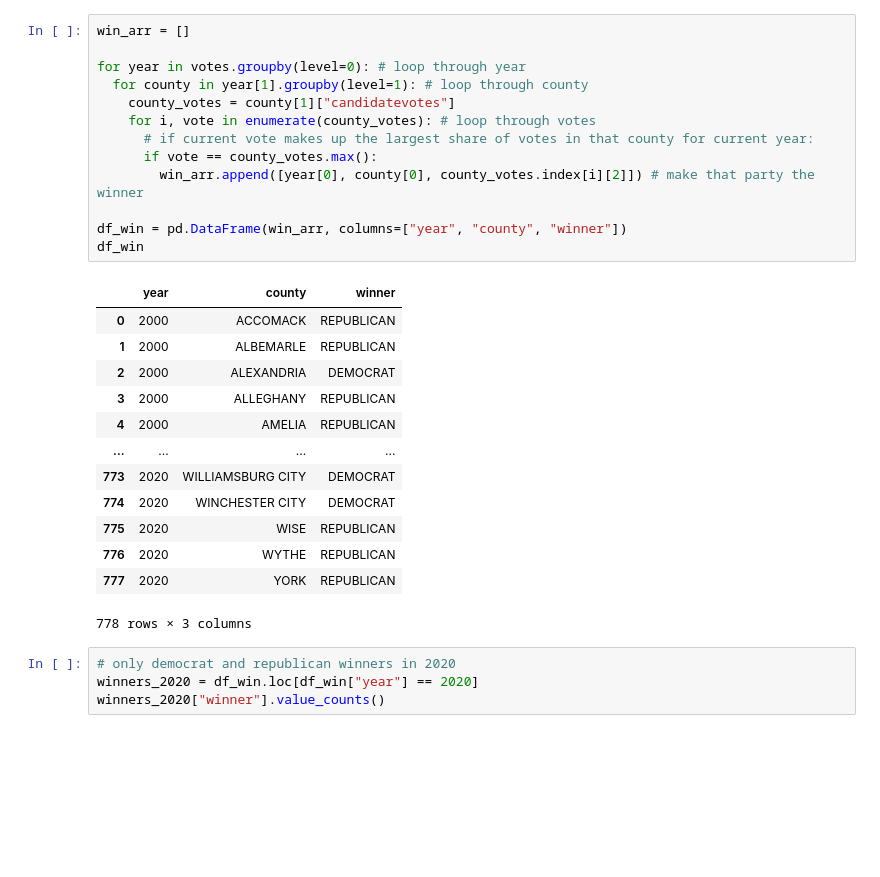
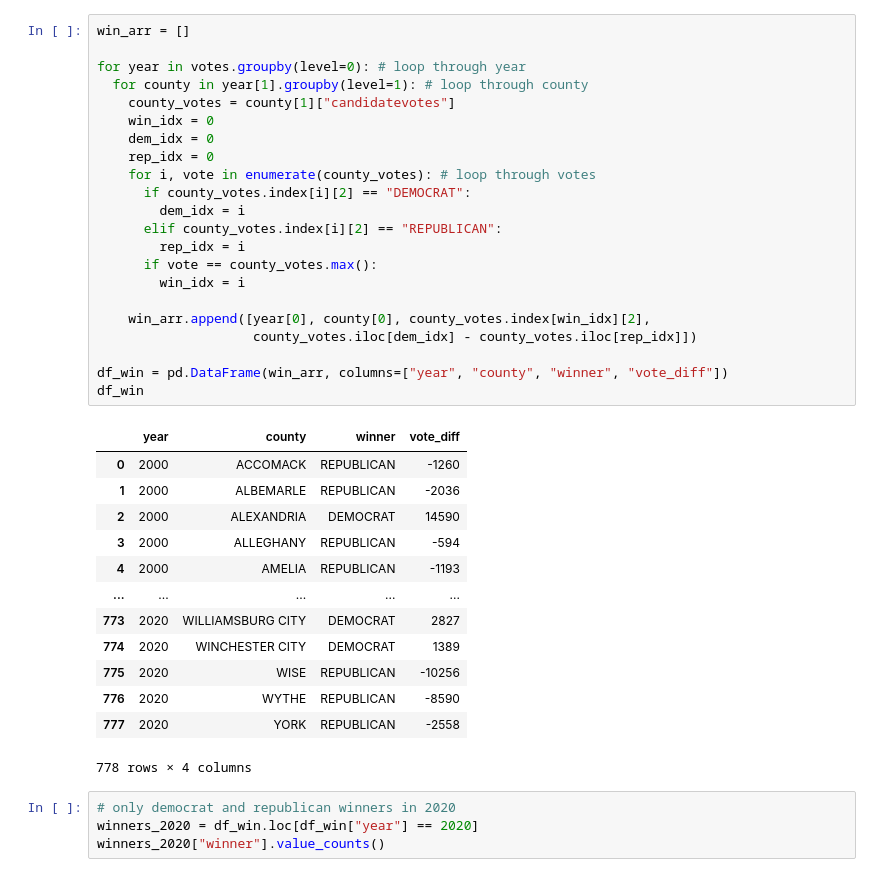
Before and after one commit to gsilver321/project_voting, a Jupyter notebook: voting_cleaning.ipynb, the cells around one changed output. Saved outputs shown, nothing was run; the diff lists cells and outputs as text; blank space fills up the shorter version.

Commit message:
Add vote differential

```diff
--- a/voting_cleaning.ipynb
+++ b/voting_cleaning.ipynb
@@ -45,30 +42,39 @@ votes
 # %%
 win_arr = []
 
 for year in votes.groupby(level=0): # loop through year
   for county in year[1].groupby(level=1): # loop through county
     county_votes = county[1]["candidatevotes"]
+    win_idx = 0
+    dem_idx = 0
+    rep_idx = 0
     for i, vote in enumerate(county_votes): # loop through votes
-      # if current vote makes up the largest share of votes in that county for current year:
+      if county_votes.index[i][2] == "DEMOCRAT":
+        dem_idx = i
+      elif county_votes.index[i][2] == "REPUBLICAN":
+        rep_idx = i
       if vote == county_votes.max():
-        win_arr.append([year[0], county[0], county_votes.index[i][2]]) # make that party the winner
+        win_idx = i
 
-df_win = pd.DataFrame(win_arr, columns=["year", "county", "winner"])
+    win_arr.append([year[0], county[0], county_votes.index[win_idx][2],
+                    county_votes.iloc[dem_idx] - county_votes.iloc[rep_idx]])
+
+df_win = pd.DataFrame(win_arr, columns=["year", "county", "winner", "vote_diff"])
 df_win
 # %% [output]
-|  | year | county | winner |
-| 0 | 2000 | ACCOMACK | REPUBLICAN |
-| 1 | 2000 | ALBEMARLE | REPUBLICAN |
-| 2 | 2000 | ALEXANDRIA | DEMOCRAT |
-| 3 | 2000 | ALLEGHANY | REPUBLICAN |
-| 4 | 2000 | AMELIA | REPUBLICAN |
-| ... | ... | ... | ... |
-| 773 | 2020 | WILLIAMSBURG CITY | DEMOCRAT |
-| 774 | 2020 | WINCHESTER CITY | DEMOCRAT |
-| 775 | 2020 | WISE | REPUBLICAN |
-| 776 | 2020 | WYTHE | REPUBLICAN |
-| 777 | 2020 | YORK | REPUBLICAN |
+|  | year | county | winner | vote_diff |
+| 0 | 2000 | ACCOMACK | REPUBLICAN | -1260 |
+| 1 | 2000 | ALBEMARLE | REPUBLICAN | -2036 |
+| 2 | 2000 | ALEXANDRIA | DEMOCRAT | 14590 |
+| 3 | 2000 | ALLEGHANY | REPUBLICAN | -594 |
+| 4 | 2000 | AMELIA | REPUBLICAN | -1193 |
+| ... | ... | ... | ... | ... |
+| 773 | 2020 | WILLIAMSBURG CITY | DEMOCRAT | 2827 |
+| 774 | 2020 | WINCHESTER CITY | DEMOCRAT | 1389 |
+| 775 | 2020 | WISE | REPUBLICAN | -10256 |
+| 776 | 2020 | WYTHE | REPUBLICAN | -8590 |
+| 777 | 2020 | YORK | REPUBLICAN | -2558 |
-778 rows × 3 columns
+778 rows × 4 columns
 # %%
 # only democrat and republican winners in 2020
 winners_2020 = df_win.loc[df_win["year"] == 2020]
```
Also changed, not shown: parts of 2 cells of this notebook.
